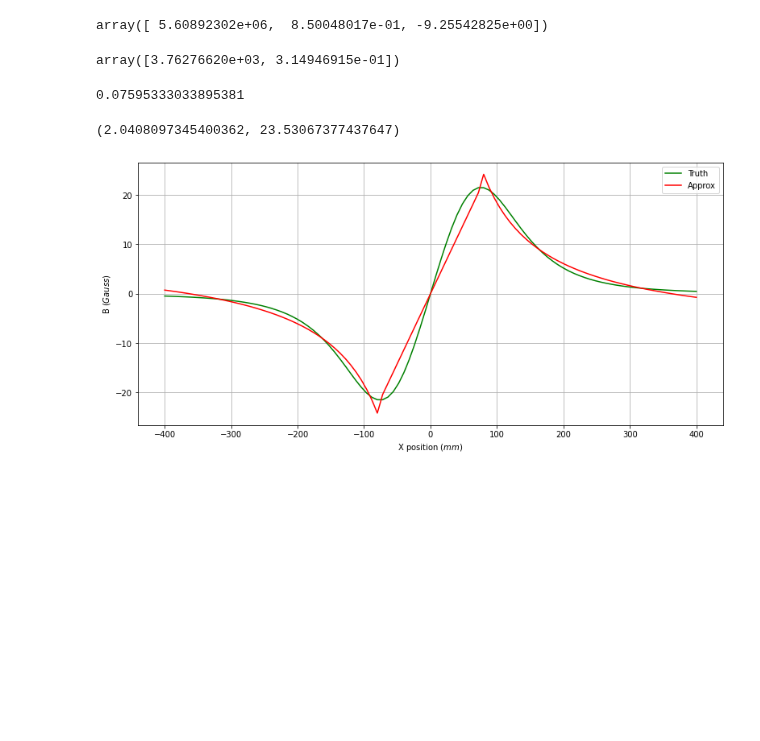
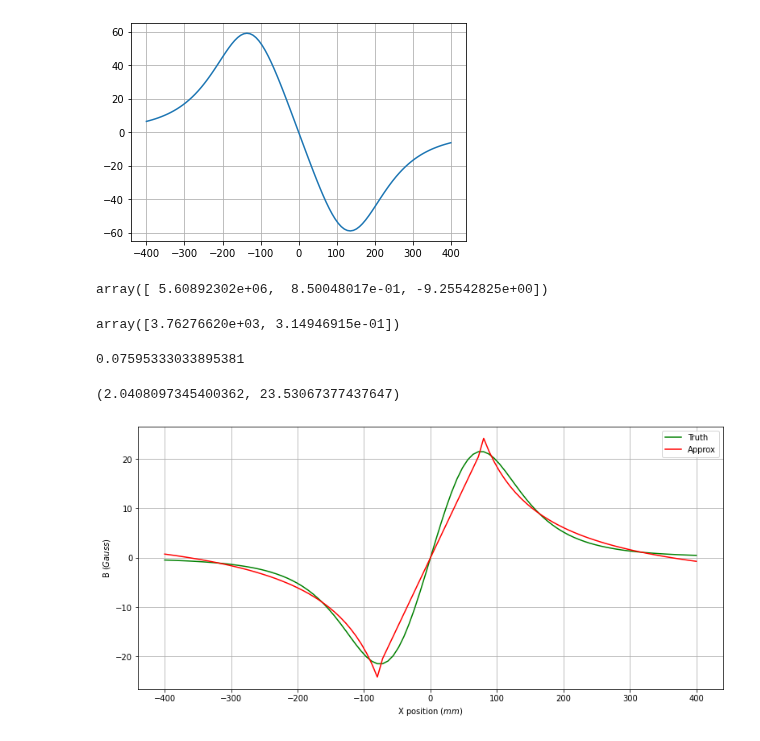
Before and after one commit to DongkyuLim/MgF-simulation, a Jupyter notebook: Practice Note in here.ipynb, the cells around one changed output. Saved outputs shown, nothing was run; the diff lists cells and outputs as text; code cells hidden in the pictures; blank space fills up the shorter version.

```diff
--- a/Practice Note in here.ipynb
+++ b/Practice Note in here.ipynb
@@ -213,3 +214,15 @@ x0*1791257.3736310778
+# %%
+def Bx_approx(x):
+    return B_func(np.array([x,0.,0.]))[0]
+
+Bx_approx_v = np.vectorize(Bx_approx)
+# %%
+fig, ax = plt.subplots(1,1)
+
+ax.plot(xs*x0*1000,Bx_approx_v(xs))
+ax.grid()
+# %% [output]
+[figure, added]
 # %%
 def curve_function(x,p,q,r):
     return p*1/(x**q)+r
```
Also changed, not shown: parts of 32 cells of this notebook, 9 other files.
